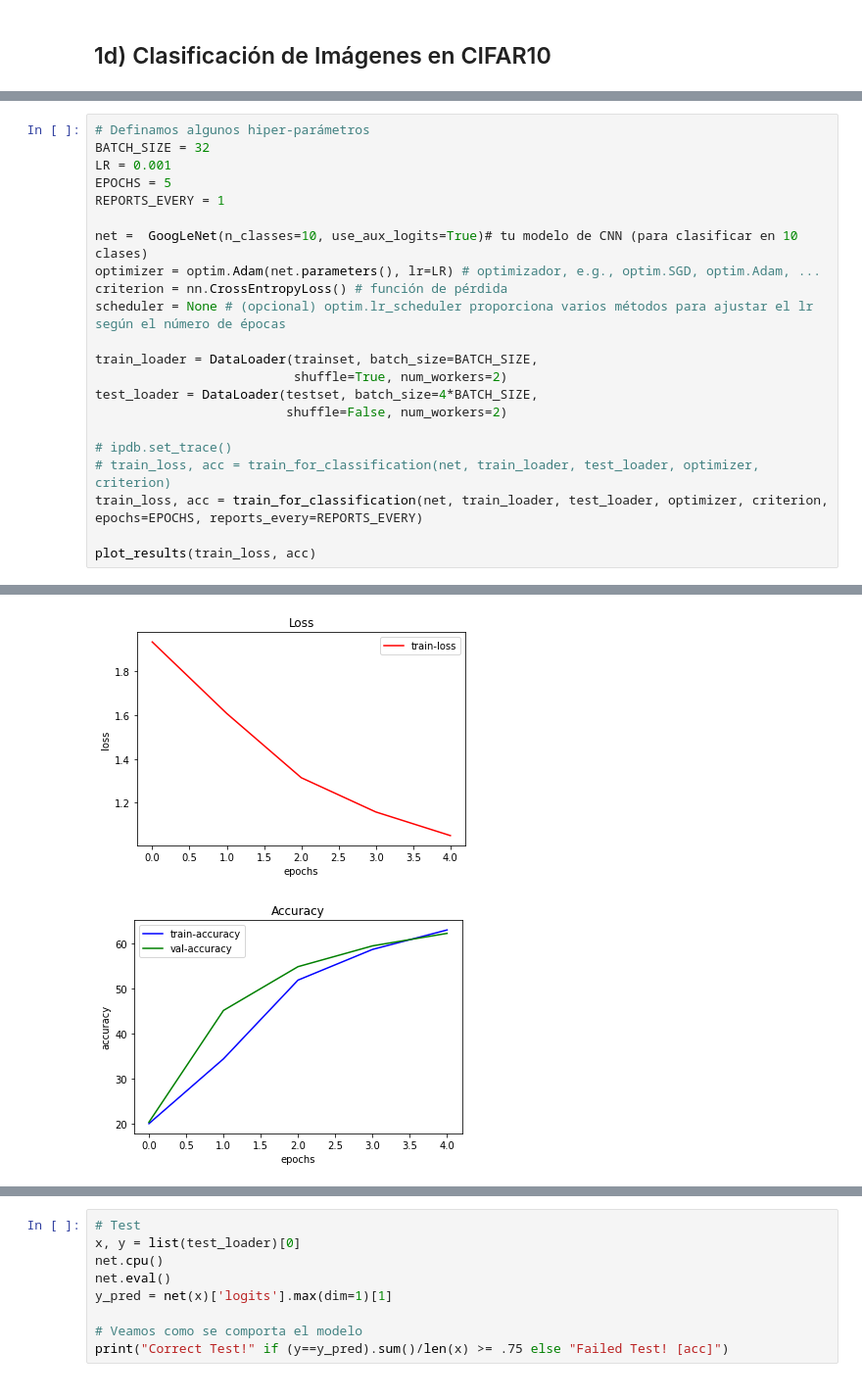
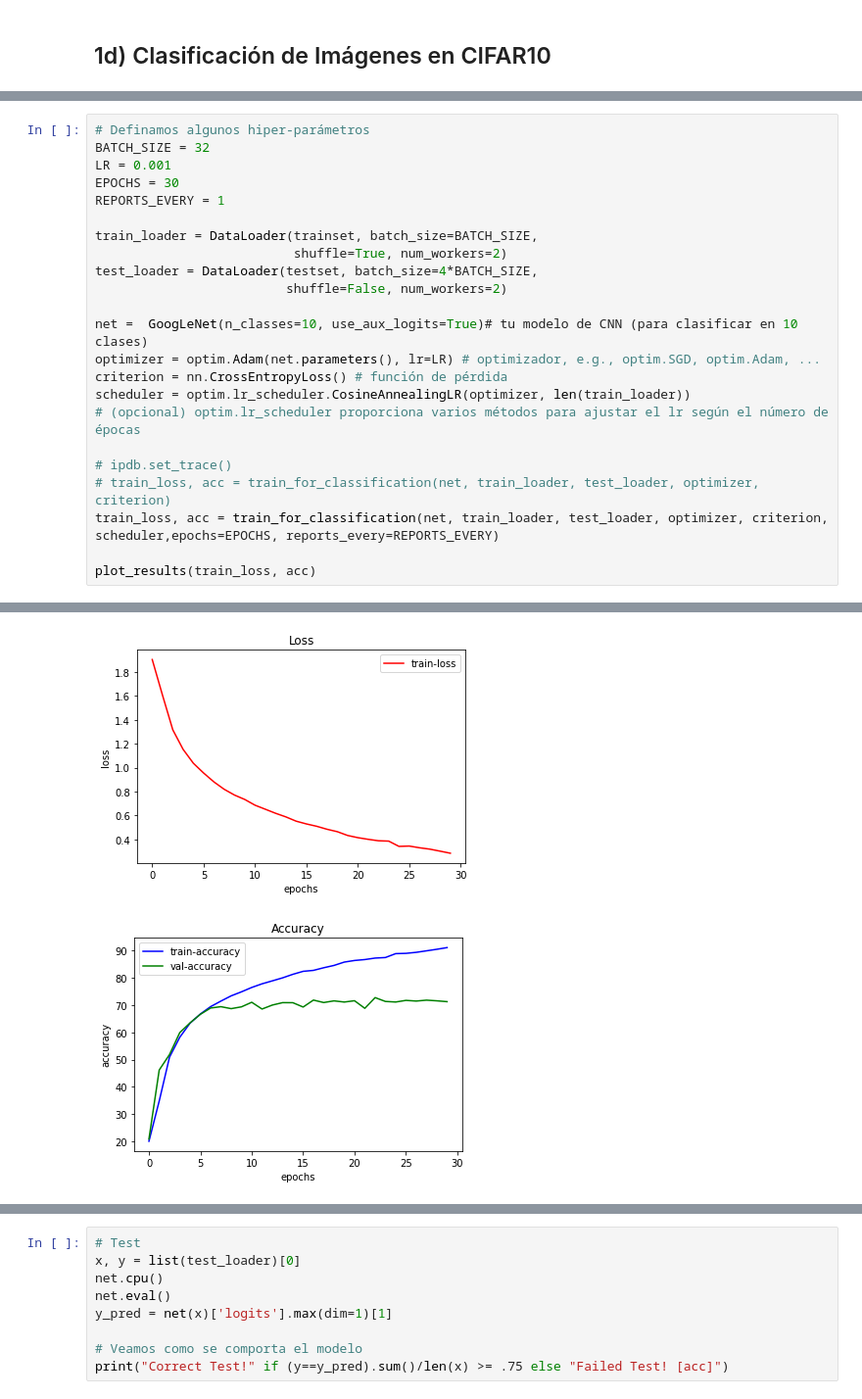
Before and after one commit to Diego-II/DeepLearning, a Jupyter notebook: Tarea4/Respuestas_Tarea_4_ConvNet_CC6204_2020.ipynb, the cells around one changed output, grey strips where cells are left out. Shown at 98% size. Cells and saved outputs as stored; diff of their text form.

```diff
--- a/Tarea4/Respuestas_Tarea_4_ConvNet_CC6204_2020.ipynb
+++ b/Tarea4/Respuestas_Tarea_4_ConvNet_CC6204_2020.ipynb
@@ -478,22 +610,23 @@ Files already downloaded and verified
 # Definamos algunos hiper-parámetros
 BATCH_SIZE = 32
 LR = 0.001
-EPOCHS = 5
+EPOCHS = 30
 REPORTS_EVERY = 1
-
-net =  GoogLeNet(n_classes=10, use_aux_logits=True)# tu modelo de CNN (para clasificar en 10 clases)
-optimizer = optim.Adam(net.parameters(), lr=LR) # optimizador, e.g., optim.SGD, optim.Adam, ...
-criterion = nn.CrossEntropyLoss() # función de pérdida
-scheduler = None # (opcional) optim.lr_scheduler proporciona varios métodos para ajustar el lr según el número de épocas
 
 train_loader = DataLoader(trainset, batch_size=BATCH_SIZE,
                           shuffle=True, num_workers=2)
 test_loader = DataLoader(testset, batch_size=4*BATCH_SIZE,
                          shuffle=False, num_workers=2)
 
+net =  GoogLeNet(n_classes=10, use_aux_logits=True)# tu modelo de CNN (para clasificar en 10 clases)
+optimizer = optim.Adam(net.parameters(), lr=LR) # optimizador, e.g., optim.SGD, optim.Adam, ...
+criterion = nn.CrossEntropyLoss() # función de pérdida
+scheduler = optim.lr_scheduler.CosineAnnealingLR(optimizer, len(train_loader))
+# (opcional) optim.lr_scheduler proporciona varios métodos para ajustar el lr según el número de épocas
+
 # ipdb.set_trace()
 # train_loss, acc = train_for_classification(net, train_loader, test_loader, optimizer, criterion)
-train_loss, acc = train_for_classification(net, train_loader, test_loader, optimizer, criterion, epochs=EPOCHS, reports_every=REPORTS_EVERY)
+train_loss, acc = train_for_classification(net, train_loader, test_loader, optimizer, criterion, scheduler,epochs=EPOCHS, reports_every=REPORTS_EVERY)
 
 plot_results(train_loss, acc)
 # %% [output]
@@ -505,2 +650,2 @@ Epoch:5(50000/50000), Loss:1.04957, Train Acc:63.0%, Validating..., Val Acc:62.2
-[figure, old version]
+[figure, new version]
-[figure, old version]
+[figure, new version]
```
Also changed, not shown: parts of 21 cells of this notebook.
